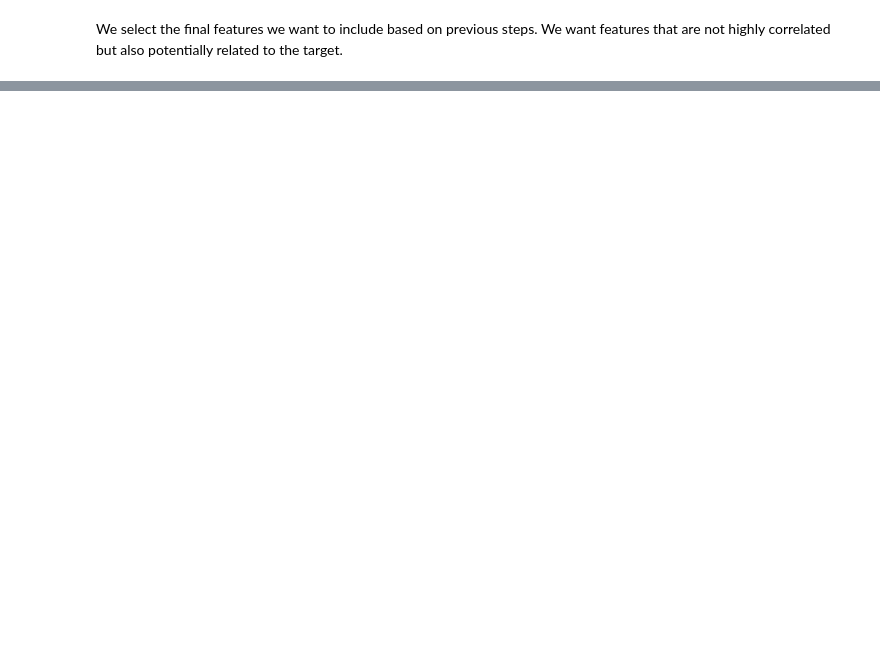
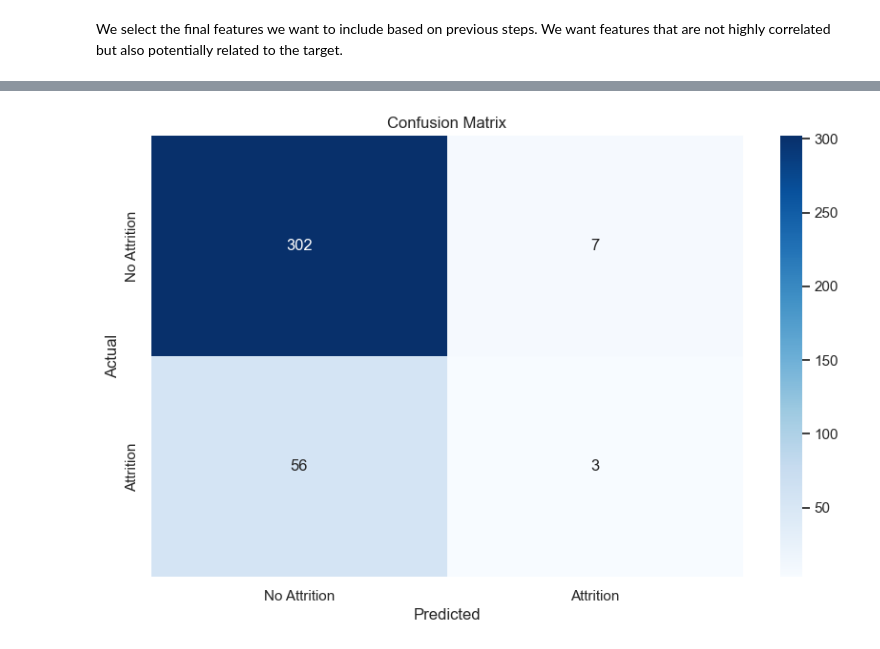
Before and after one commit to arishokri/ml_in_io, a Jupyter notebook: lectures/week3_knn_classifier_lecture.ipynb, the cells around one changed output, grey strips where cells are left out. Cells and saved outputs as stored; diff of their text form; code cells hidden in the pictures; blank space fills up the shorter version.

```diff
--- a/lectures/week3_knn_classifier_lecture.ipynb
+++ b/lectures/week3_knn_classifier_lecture.ipynb
@@ -141,6 +235,6 @@ pairs
 # %%
 # Filtering out and storing features with high correlation to target (y).
-high_cor_threshold = 0.1
+target_cor_threshold = 0.1
 
-highly_corr = corr.loc[corr["Attrition"].abs() >= high_cor_threshold, "Attrition"]
+highly_corr = corr.loc[corr["Attrition"].abs() >= target_cor_threshold, "Attrition"]
 highly_corr
@@ -255,23 +430,29 @@ plt.tight_layout()
 # %%
+# We first fit our final model
+
 final_knn = KNeighborsClassifier(n_neighbors=7)
 final_knn.fit(X_train_retained, y_train)
 
 
 y_pred = final_knn.predict(X_test_retained)
 
+# We create a confusion matrix to evaluate model predictions
 cm = confusion_matrix(y_test, y_pred)
 
+# Plotting the confusion matrix
 sns.heatmap(
     cm,
     annot=True,
     fmt="d",
     cmap="Blues",
     xticklabels=["No Attrition", "Attrition"],
-    yticklabels=["No Attrition", "Attrition"]
+    yticklabels=["No Attrition", "Attrition"],
 )
 
 plt.xlabel("Predicted")
 plt.ylabel("Actual")
 plt.title("Confusion Matrix")
 plt.show()
+# %% [output]
+[figure, added]
 # %%
```
Also changed, not shown: parts of 30 cells of this notebook.
